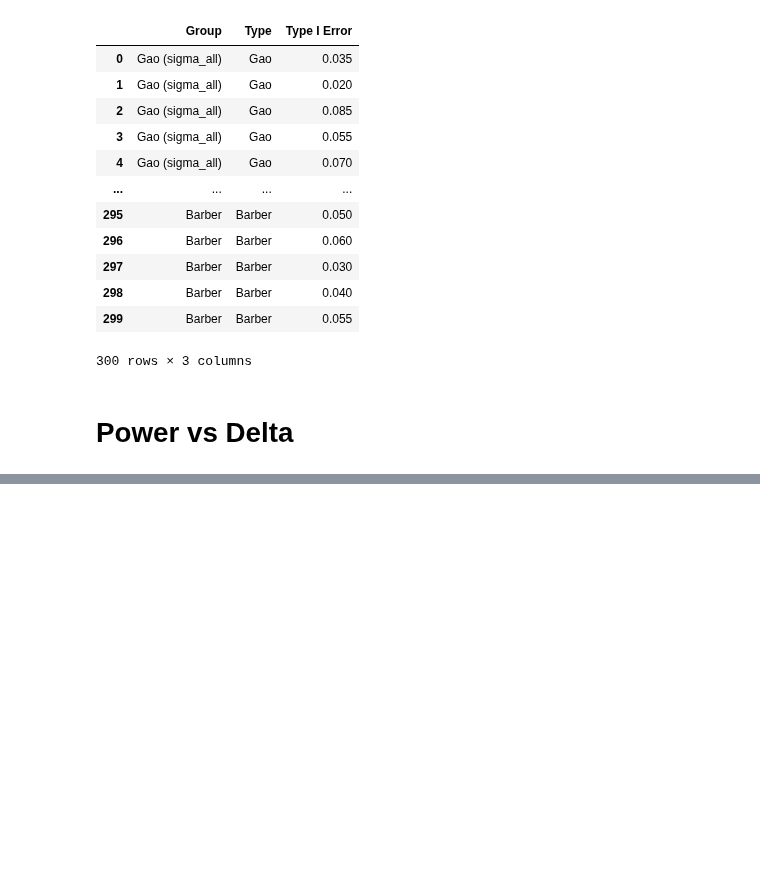
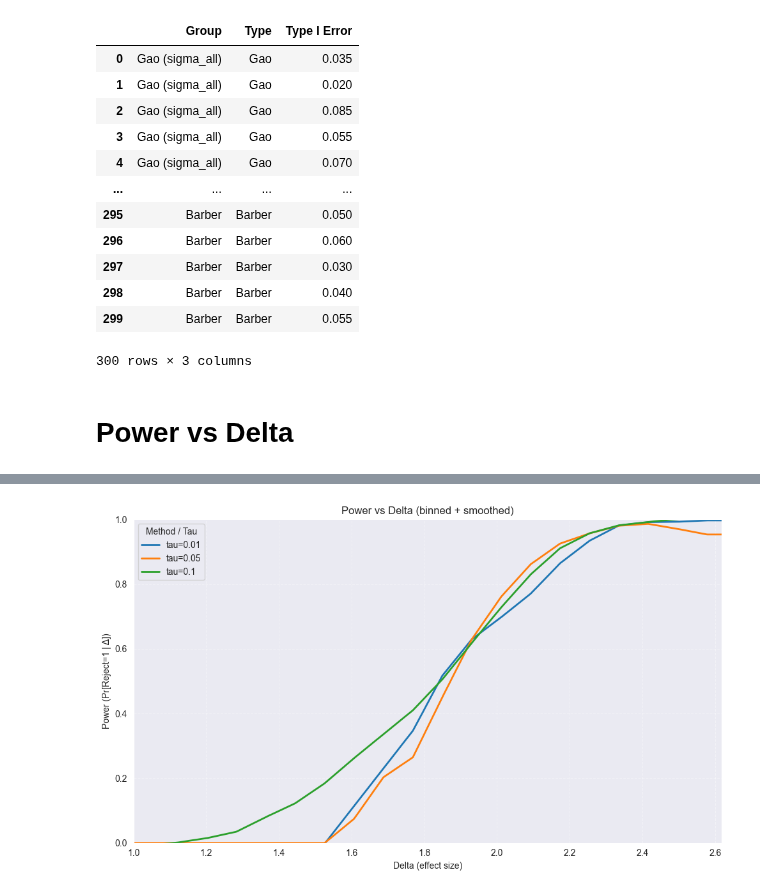
Before and after one commit to judywu4800/SI_HierarchicalClustering, a Jupyter notebook: plots.ipynb, the cells around one changed output, grey strips where cells are left out. Cells and saved outputs as stored; diff of their text form; code cells hidden in the pictures; blank space fills up the shorter version.

```diff
--- a/plots.ipynb
+++ b/plots.ipynb
@@ -281,0 +418,80 @@ Fitting tau=0.1
+# %%
+import numpy as np
+import pandas as pd
+import matplotlib.pyplot as plt
+
+from statsmodels.nonparametric.smoothers_lowess import lowess
+from sklearn.isotonic import IsotonicRegression
+
+def binned_empirical_power(df, xcol="effect_size", ycol="reject",
+                           x_min=1.0, x_max=3.0, n_bins=20, min_count=5):
+
+    edges = np.linspace(x_min, x_max, n_bins + 1)
+    centers = 0.5 * (edges[:-1] + edges[1:])
+    # assign bins
+    idx = pd.cut(df[xcol].to_numpy(), bins=edges, include_lowest=True, right=True, labels=False)
+    valid = ~pd.isna(idx)
+    idx = idx[valid].astype(int)
+    y = df.loc[valid, ycol].to_numpy()
+
+    # aggregate
+    counts = np.bincount(idx, minlength=n_bins)
+    sums   = np.bincount(idx, weights=y, minlength=n_bins)
+    with np.errstate(invalid="ignore", divide="ignore"):
+        prop = sums / counts
+
+    # filter sparse bins
+    mask = (counts >= min_count) & np.isfinite(prop)
+    return centers[mask], prop[mask], counts[mask]
+
+def smooth_curve(x, y, method="lowess", grid=None, **kwargs):
+    if grid is None:
+        grid = x
+
+    if method == "lowess":
+        # returns values at x; we’ll interpolate to grid
+        frac = kwargs.get("frac", 0.3)
+        it   = kwargs.get("it", 1)
+        yhat_at_x = lowess(y, x, frac=frac, it=it, return_sorted=False)
+        # simple linear interpolation onto grid
+        order = np.argsort(x)
+        return np.interp(grid, x[order], yhat_at_x[order])
+
+
+plt.figure(figsize=(10, 6))
+
+x_min=1
+x_max = dfr.loc[dfr["tau"] == 0.01, "effect_size"].max()
+plot_grid = np.linspace(x_min, x_max, 500)
+n_bins = 20
+min_count = 1
+smooth_method = "lowess"
+for tau, g in dfr.groupby("tau"):
+    if tau in [0, 0.5, 0.75, 1.0]:
+        continue
+
+    print(f"Binning & smoothing tau={tau}")
+    bx, by, bc = binned_empirical_power(
+        g, xcol="effect_size", ycol="reject",
+        x_min=x_min, x_max=x_max, n_bins=n_bins, min_count=min_count
+    )
+    if len(bx) == 0:
+        continue
+
+    # smooth onto a common grid for clean overlays
+    y_smooth = smooth_curve(bx, by, method=smooth_method, grid=plot_grid, frac=0.4)
+
+    # optional: show binned points (size~count) + smoothed line
+    #plt.scatter(bx, by, s=10 + 2*bc, alpha=0.6)
+    plt.plot(plot_grid, y_smooth, lw=2, label=f"tau={tau}")
+
+plt.xlabel("Delta (effect size)")
+plt.ylabel("Power (Pr[Reject=1 | Δ])")
+plt.title("Power vs Delta (binned + smoothed)")
+plt.legend(title="Method / Tau")
+plt.grid(True, linestyle="--", alpha=0.4)
+plt.xlim(x_min, x_max)
+plt.ylim(0, 1)
+plt.tight_layout()
+plt.show()
+# %% [output]
@@ -281,0 +501 @@ Fitting tau=0.1
+[figure, added]
```
Also changed, not shown: parts of 5 cells of this notebook, 14 other files.
